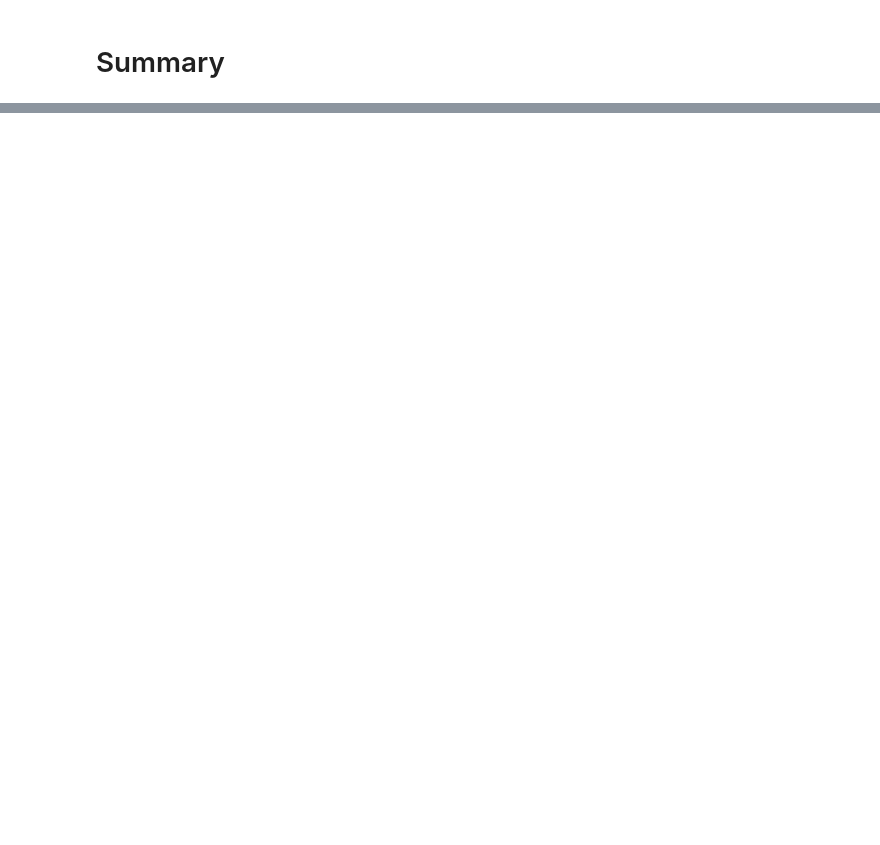
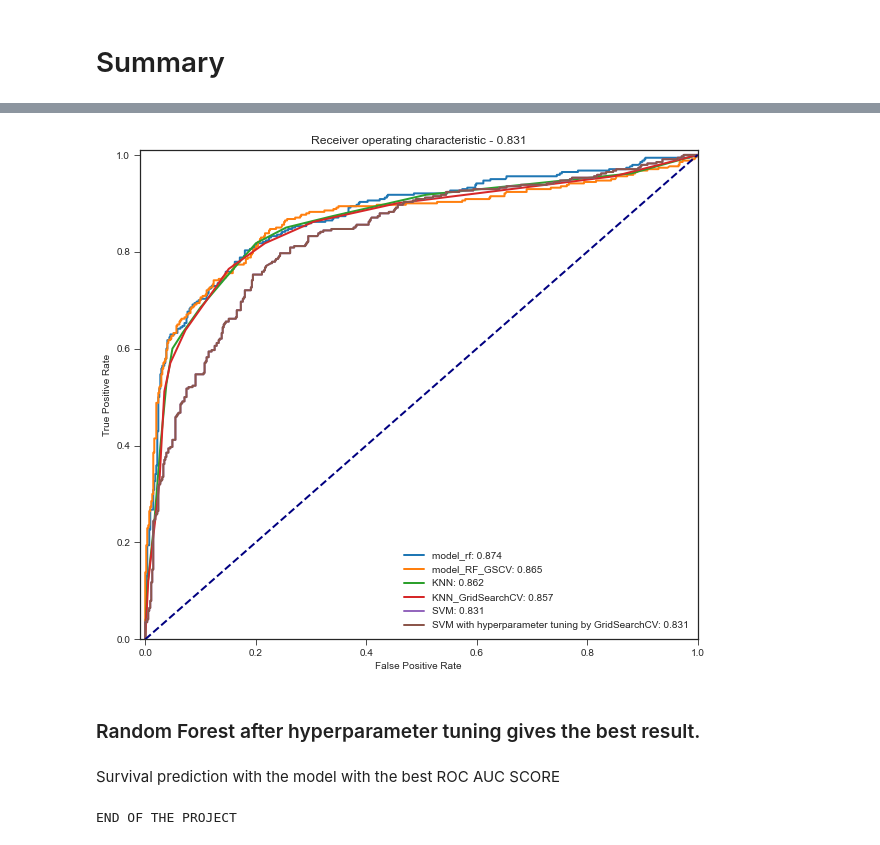
Before and after one commit to agomolka/KaggleTitanicCompetition, a Jupyter notebook: better_titanic.ipynb, the cells around one changed output, grey strips where cells are left out. Cells and saved outputs as stored; diff of their text form; code cells hidden in the pictures; blank space fills up the shorter version.

```diff
--- a/better_titanic.ipynb
+++ b/better_titanic.ipynb
@@ -1399,0 +1453,3 @@ AUC: 0.6172727272727273
+# %%
+trainResults, testResults, predictions, indices = CVTestSVM(debug = True)
+print(np.mean(testResults))
@@ -1510,0 +1753,28 @@ plotROCs(res2plot)
+# %%
+res2plot = []
+true = (df[target]==1)
+for result in [modelRF,modelRF_GSCV, modelknn,modelknn_GSCV, modelsvm,modelsvm_GSCV]:
+    # we create a prediction vector creating a pandas series,
+    #and then we sort the index
+    pred = pd.Series(sum(result["predictions"], []),
+                     index=sum(result["indices"], [])).sort_index()
+    res2plot.append((true, pred, result["name"]))
+
+# We call the drawing function
+plotROCs(res2plot)
+# %% [output]
+[figure, added]
+# %% [markdown]
+### Random Forest after hyperparameter tuning gives the best result.
+# %% [markdown]
+Survival prediction with the model with the best ROC AUC SCORE
+# %%
+model = RandomForestClassifier(n_estimators=500, max_depth=6, max_features=8,
+                               min_samples_split=4)
+model.fit(df.loc[:, df.columns != target], df[target])
+predictions = model.predict(df_test)
+output = pd.DataFrame({'index': df_test.index, 'Survived': predictions})
+output.to_csv('survival_on_Titanic_predicton.csv', index=False)
+print("END OF THE PROJECT")
+# %% [output]
+END OF THE PROJECT
```
Also changed, not shown: parts of 43 cells of this notebook, 7 other files.
